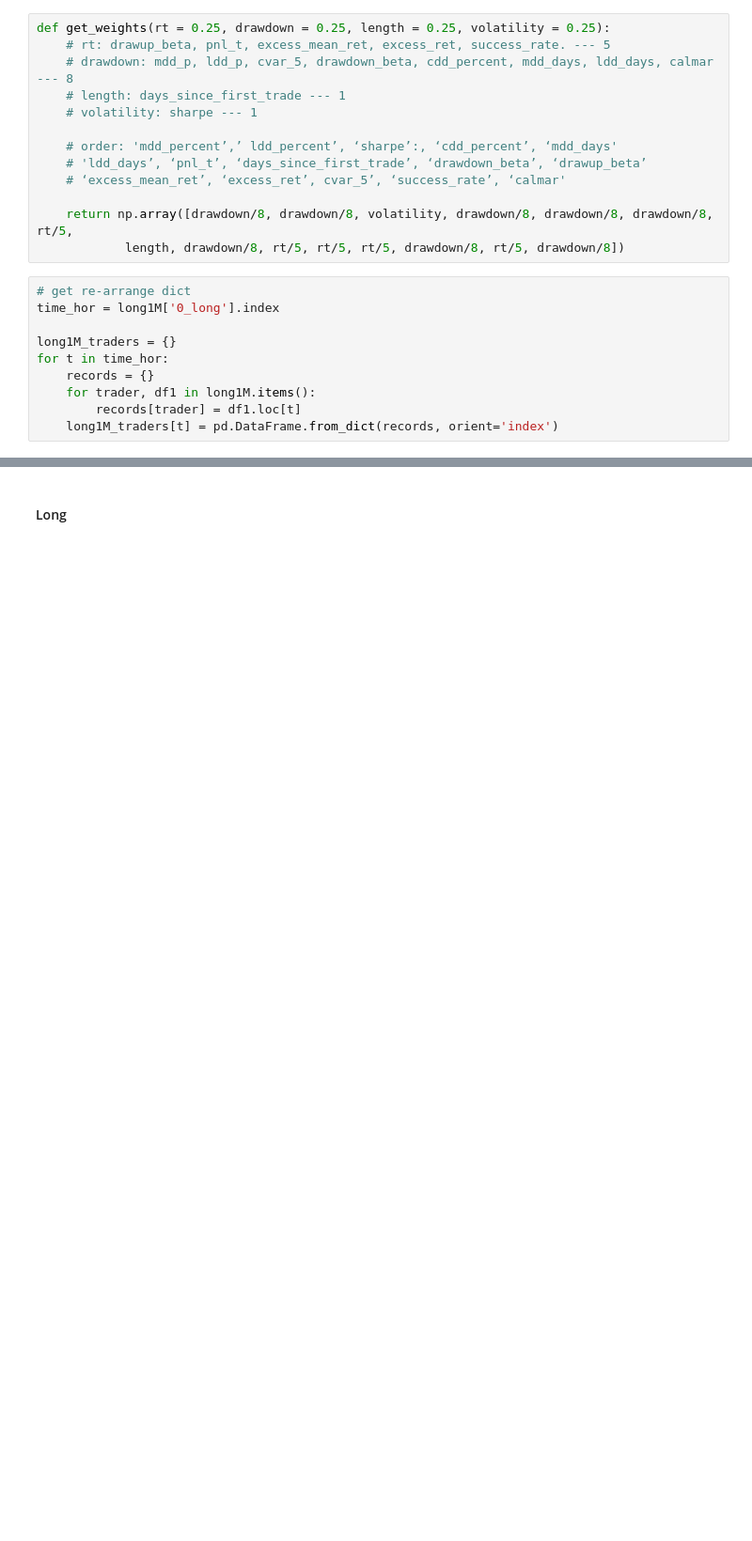
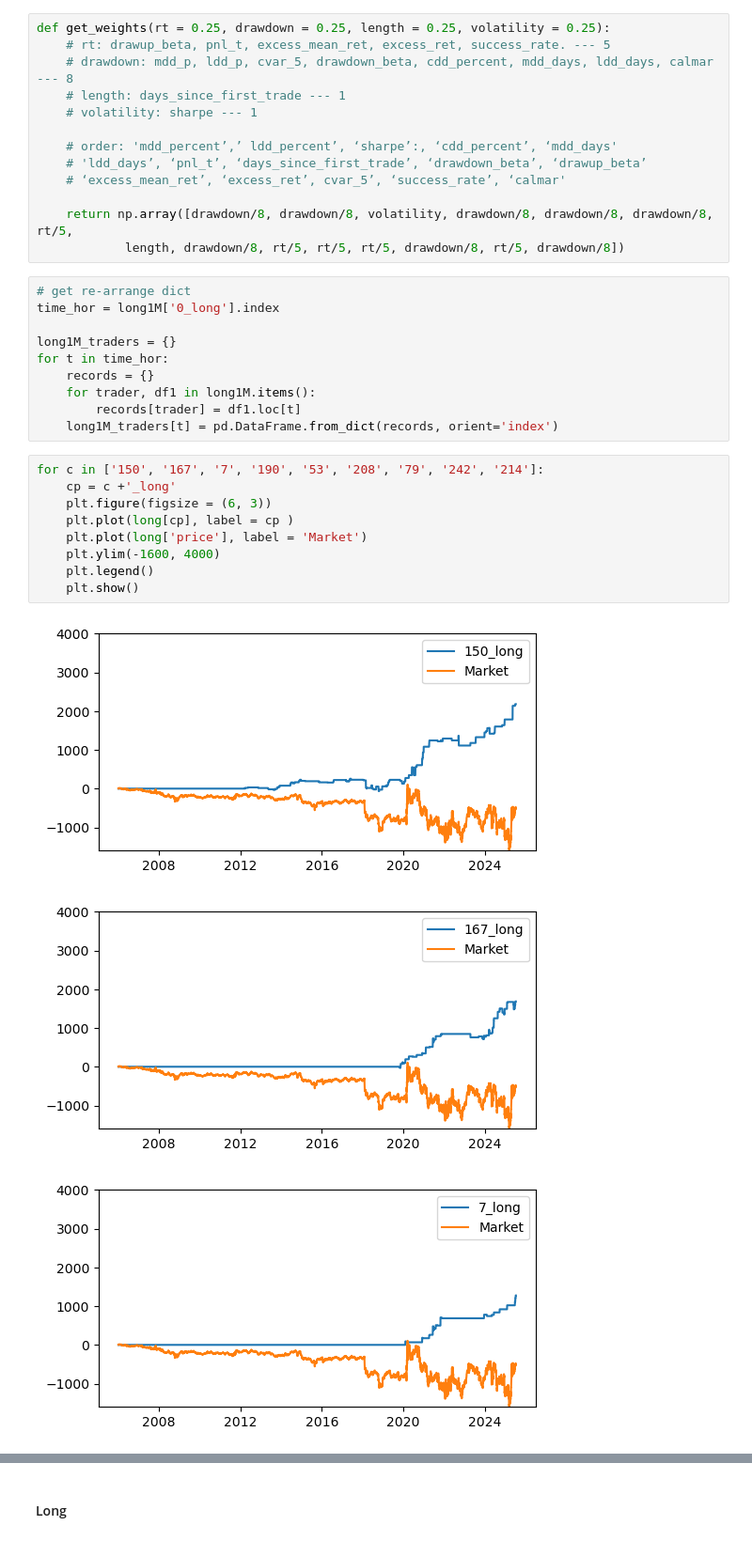
Before and after one commit to maoqing-wang/sauma-group, a Jupyter notebook: task6.ipynb, the cells around one changed output, grey strips where cells are left out. Shown at 94% size. Drawn from its saved outputs; the diff is of its cells as text; blank space fills up the shorter version.

```diff
--- a/task6.ipynb
+++ b/task6.ipynb
@@ -147,3 +147,16 @@ for t in time_hor:
     for trader, df1 in long1M.items():
         records[trader] = df1.loc[t]
     long1M_traders[t] = pd.DataFrame.from_dict(records, orient='index')
+# %%
+for c in ['150', '167', '7', '190', '53', '208', '79', '242', '214']:
+    cp = c +'_long'
+    plt.figure(figsize = (6, 3))
+    plt.plot(long[cp], label = cp )
+    plt.plot(long['price'], label = 'Market')
+    plt.ylim(-1600, 4000)
+    plt.legend()
+    plt.show()
+# %% [output]
+[figure, added]
+[figure, added]
+[figure, added]
```
Also changed, not shown: parts of 14 cells of this notebook.
